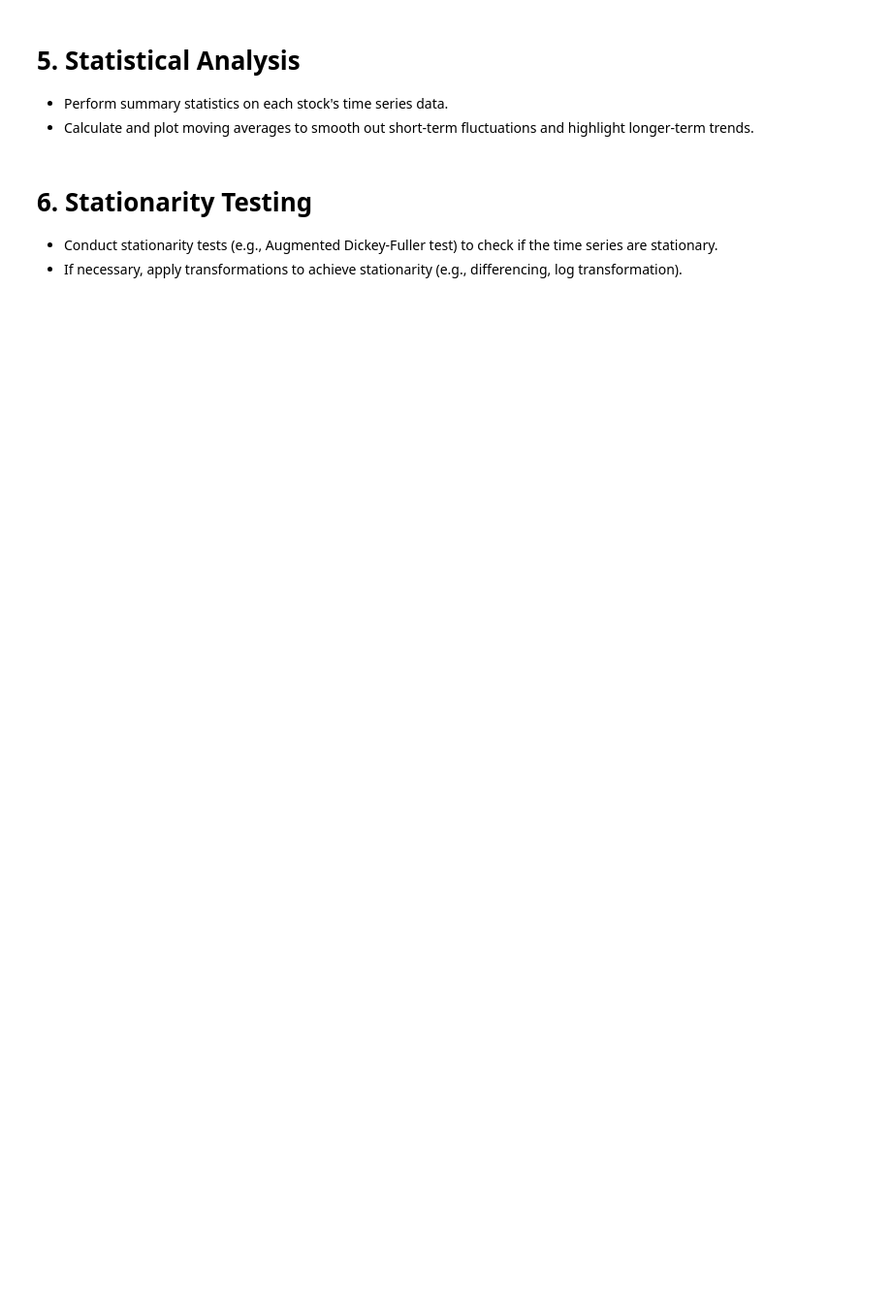
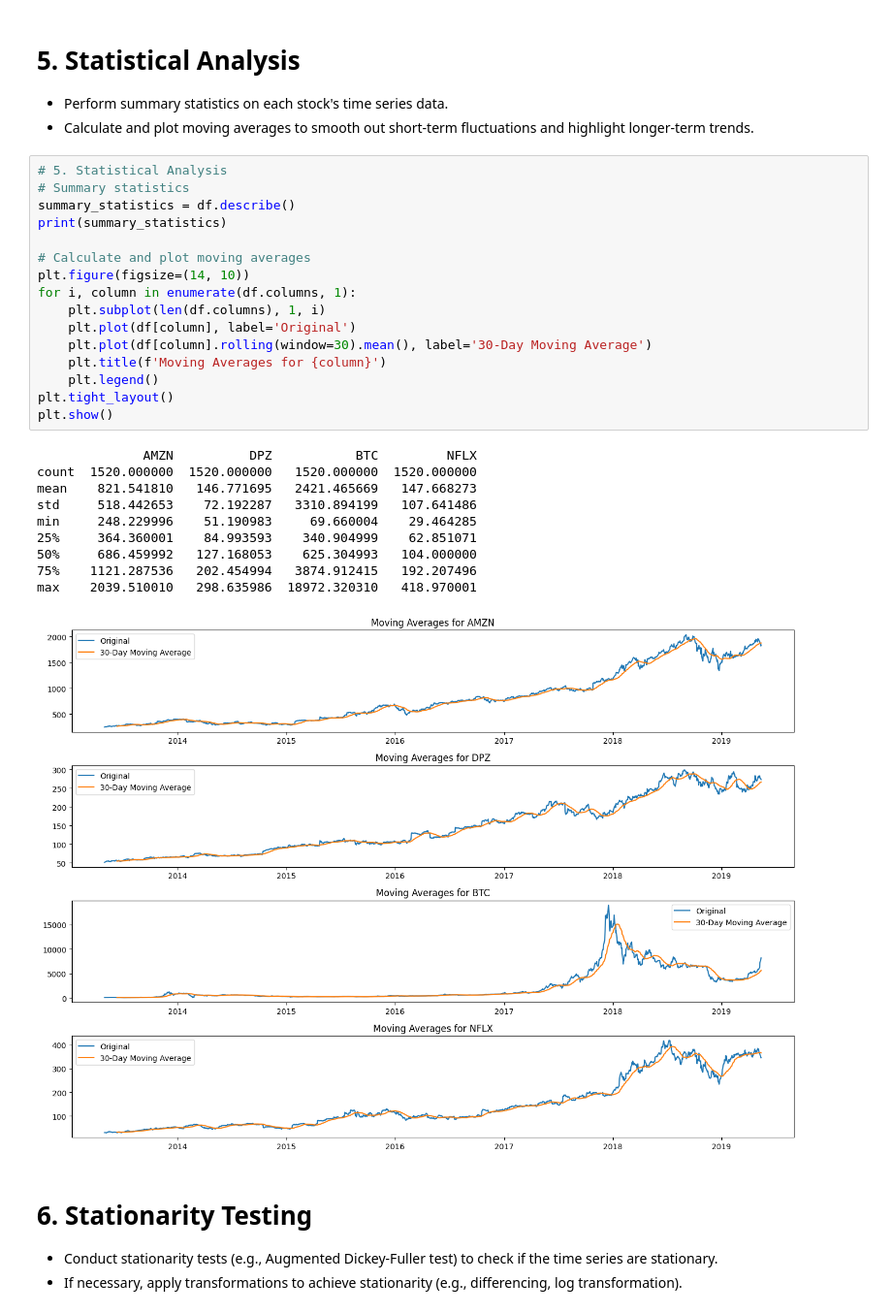
Before and after one commit to tedoaba/CodersCaveInternship, a Jupyter notebook: golden-task-phase-1-analyze-employee-feedback.ipynb, the cells around one changed output. Shown at 97% size. Saved outputs shown, nothing was run; the diff lists cells and outputs as text; blank space fills up the shorter version.

```diff
--- a/golden-task-phase-1-analyze-employee-feedback.ipynb
+++ b/golden-task-phase-1-analyze-employee-feedback.ipynb
@@ -93,6 +136,33 @@ Perform a comprehensive time series analysis on a dataset containing historical
 # 5. Statistical Analysis
 - Perform summary statistics on each stock's time series data.
 - Calculate and plot moving averages to smooth out short-term fluctuations and highlight longer-term trends.
+# %%
+# 5. Statistical Analysis
+# Summary statistics
+summary_statistics = df.describe()
+print(summary_statistics)
+
+# Calculate and plot moving averages
+plt.figure(figsize=(14, 10))
+for i, column in enumerate(df.columns, 1):
+    plt.subplot(len(df.columns), 1, i)
+    plt.plot(df[column], label='Original')
+    plt.plot(df[column].rolling(window=30).mean(), label='30-Day Moving Average')
+    plt.title(f'Moving Averages for {column}')
+    plt.legend()
+plt.tight_layout()
+plt.show()
+# %% [output]
+              AMZN          DPZ           BTC         NFLX
+count  1520.000000  1520.000000   1520.000000  1520.000000
+mean    821.541810   146.771695   2421.465669   147.668273
+std     518.442653    72.192287   3310.894199   107.641486
+min     248.229996    51.190983     69.660004    29.464285
+25%     364.360001    84.993593    340.904999    62.851071
+50%     686.459992   127.168053    625.304993   104.000000
+75%    1121.287536   202.454994   3874.912415   192.207496
+max    2039.510010   298.635986  18972.320310   418.970001
+[figure, added]
 # %% [markdown]
 # 6. Stationarity Testing
 - Conduct stationarity tests (e.g., Augmented Dickey-Fuller test) to check if the time series are stationary.
```
Also changed, not shown: parts of 15 cells of this notebook.
